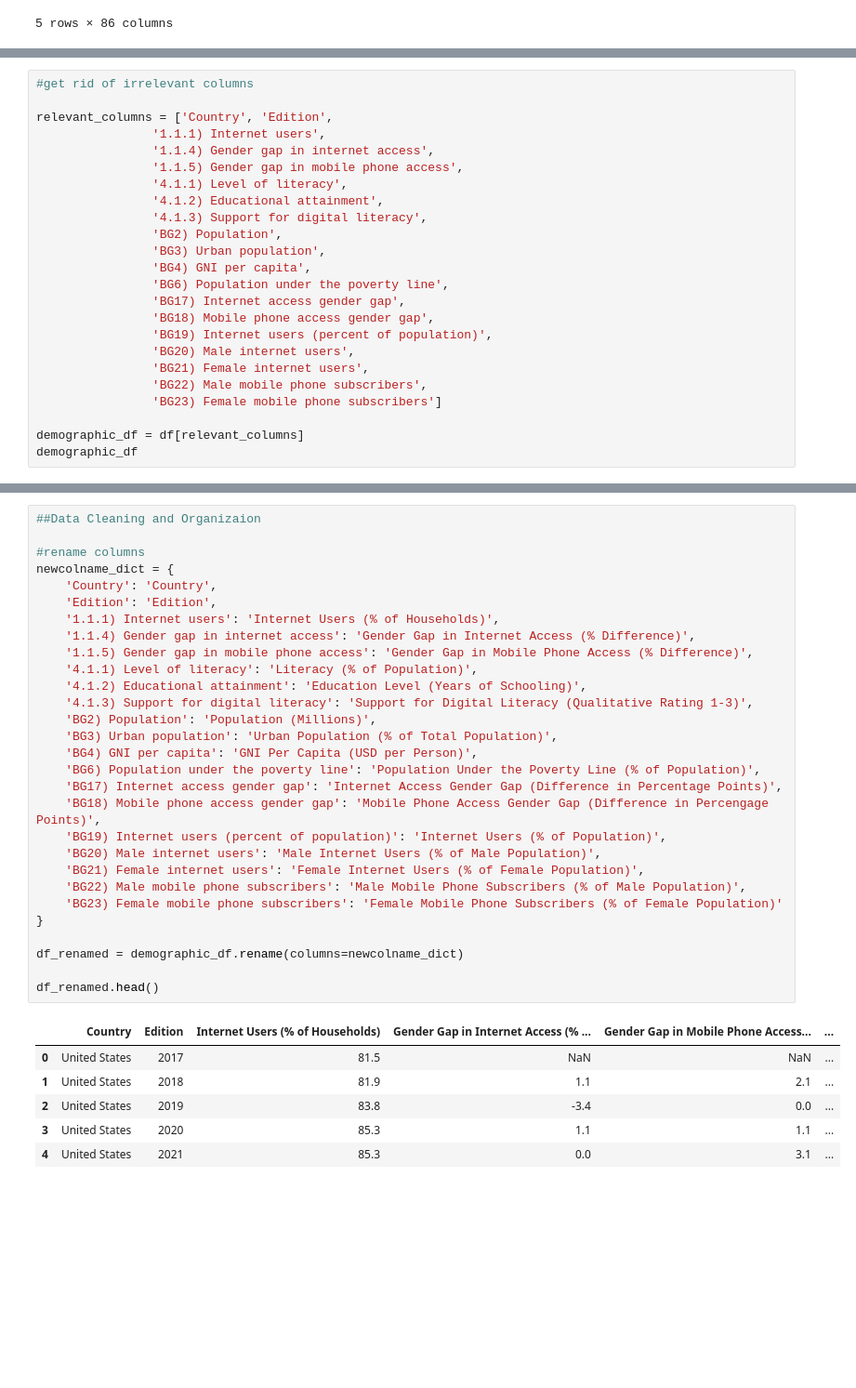
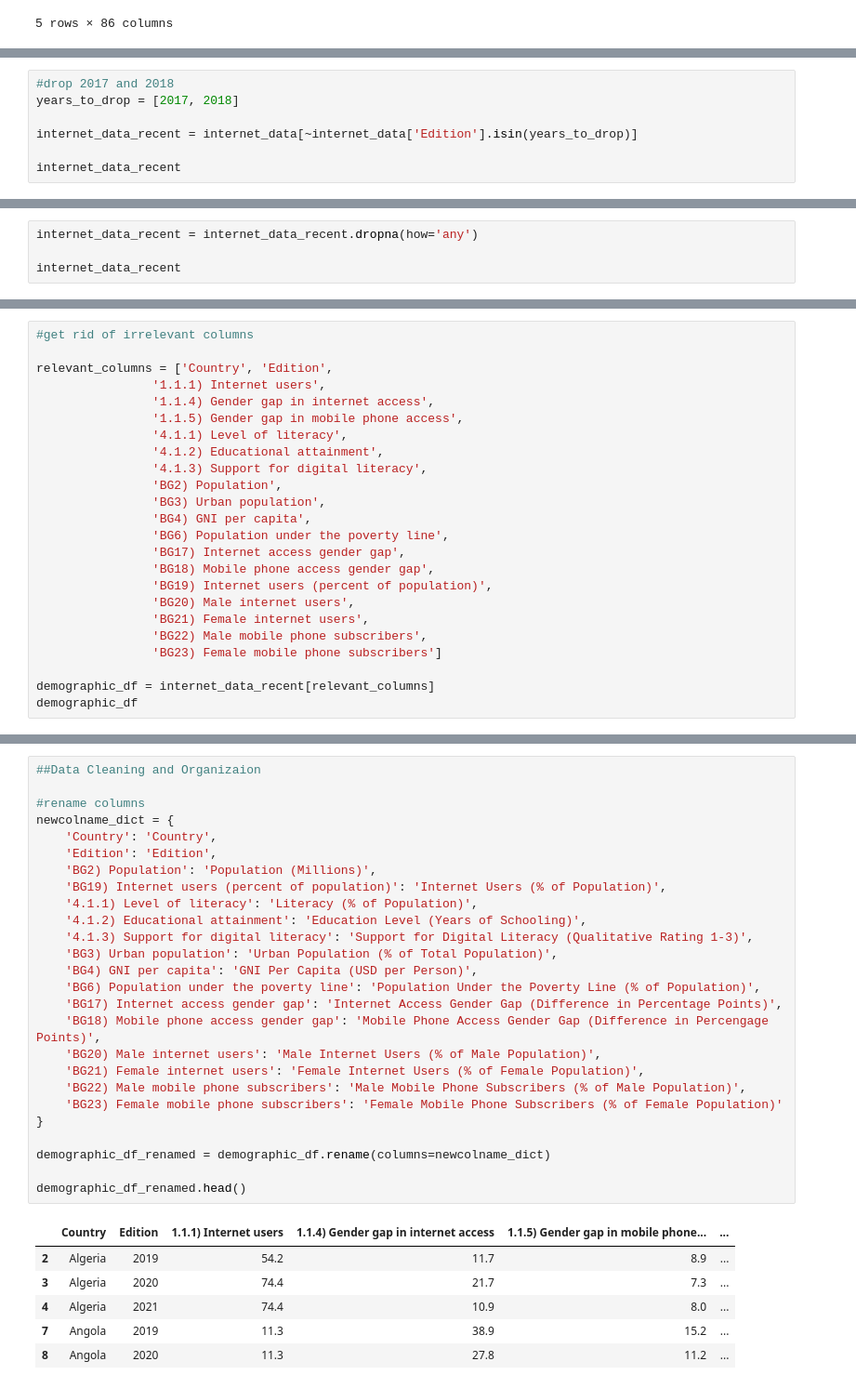
Before and after one commit to tiascott01/07_GroupProject1, a Jupyter notebook: internet-usage-working.ipynb, the cells around one changed output, grey strips where cells are left out. Shown: that part at 93% size. Cells and saved outputs as stored; diff of their text form; blank space fills up the shorter version.

```diff
--- a/internet-usage-working.ipynb
+++ b/internet-usage-working.ipynb
@@ -28,0 +35,7 @@ internet_data.head()
+# %%
+#drop 2017 and 2018
+years_to_drop = [2017, 2018]
+
+internet_data_recent = internet_data[~internet_data['Edition'].isin(years_to_drop)]
+
+internet_data_recent
@@ -40,0 +65,4 @@ df_no_missing_countries.head()
+# %%
+internet_data_recent = internet_data_recent.dropna(how='any')
+
+internet_data_recent
@@ -60,6 +117,6 @@ relevant_columns = ['Country', 'Edition',
                 'BG22) Male mobile phone subscribers',
                 'BG23) Female mobile phone subscribers']
 
-demographic_df = df[relevant_columns]
+demographic_df = internet_data_recent[relevant_columns]
 demographic_df
 # %% [output]
@@ -67,39 +136,36 @@ NameError: name 'df' is not defined
 # %%
 ##Data Cleaning and Organizaion
 
 #rename columns
 newcolname_dict = {
     'Country': 'Country',
     'Edition': 'Edition',
-    '1.1.1) Internet users': 'Internet Users (% of Households)',
-    '1.1.4) Gender gap in internet access': 'Gender Gap in Internet Access (% Difference)',
-    '1.1.5) Gender gap in mobile phone access': 'Gender Gap in Mobile Phone Access (% Difference)',
+    'BG2) Population': 'Population (Millions)',
+    'BG19) Internet users (percent of population)': 'Internet Users (% of Population)',
     '4.1.1) Level of literacy': 'Literacy (% of Population)',
     '4.1.2) Educational attainment': 'Education Level (Years of Schooling)',
     '4.1.3) Support for digital literacy': 'Support for Digital Literacy (Qualitative Rating 1-3)',
-    'BG2) Population': 'Population (Millions)',
     'BG3) Urban population': 'Urban Population (% of Total Population)',
     'BG4) GNI per capita': 'GNI Per Capita (USD per Person)',
     'BG6) Population under the poverty line': 'Population Under the Poverty Line (% of Population)',
     'BG17) Internet access gender gap': 'Internet Access Gender Gap (Difference in Percentage Points)',
     'BG18) Mobile phone access gender gap': 'Mobile Phone Access Gender Gap (Difference in Percengage Points)',
-    'BG19) Internet users (percent of population)': 'Internet Users (% of Population)',
     'BG20) Male internet users': 'Male Internet Users (% of Male Population)',
     'BG21) Female internet users': 'Female Internet Users (% of Female Population)',
     'BG22) Male mobile phone subscribers': 'Male Mobile Phone Subscribers (% of Male Population)',
     'BG23) Female mobile phone subscribers': 'Female Mobile Phone Subscribers (% of Female Population)'
 }
 
-df_renamed = demographic_df.rename(columns=newcolname_dict)
+demographic_df_renamed = demographic_df.rename(columns=newcolname_dict)
 
-df_renamed.head()
+demographic_df_renamed.head()
 # %% [output]
-|  | Country | Edition | Internet Users (% of Households) | Gender Gap in Internet Access (% ... | Gender Gap in Mobile Phone Access... | ... |
-| 0 | United States | 2017 | 81.5 | NaN | NaN | ... |
-| 1 | United States | 2018 | 81.9 | 1.1 | 2.1 | ... |
-| 2 | United States | 2019 | 83.8 | -3.4 | 0.0 | ... |
-| 3 | United States | 2020 | 85.3 | 1.1 | 1.1 | ... |
-| 4 | United States | 2021 | 85.3 | 0.0 | 3.1 | ... |
+|  | Country | Edition | 1.1.1) Internet users | 1.1.4) Gender gap in internet access | 1.1.5) Gender gap in mobile phone... | ... |
+| 2 | Algeria | 2019 | 54.2 | 11.7 | 8.9 | ... |
+| 3 | Algeria | 2020 | 74.4 | 21.7 | 7.3 | ... |
+| 4 | Algeria | 2021 | 74.4 | 10.9 | 8.0 | ... |
+| 7 | Angola | 2019 | 11.3 | 38.9 | 15.2 | ... |
+| 8 | Angola | 2020 | 11.3 | 27.8 | 11.2 | ... |
 # %%
 #reorder columns
 new_column_order = [
```
Also changed, not shown: parts of 7 cells of this notebook, 1 other file.
